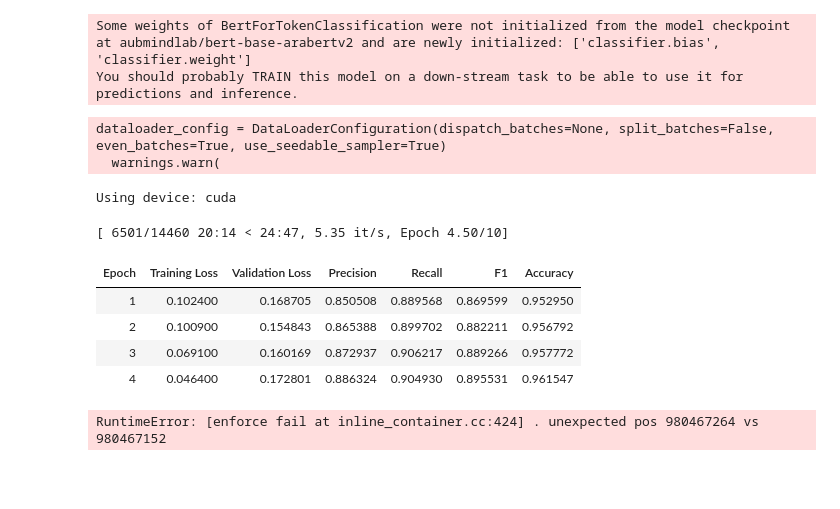
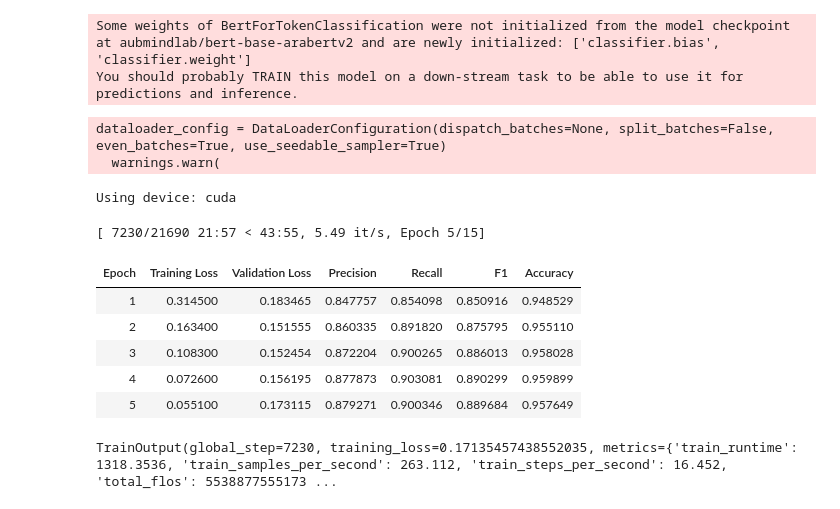
Before and after one commit to MostafaHakam98/ArabNER, a Jupyter notebook: WojoodNER.ipynb, the cells around one changed output. Drawn from its saved outputs; the diff is of its cells as text; code cells hidden in the pictures; blank space fills up the shorter version.

```diff
--- a/WojoodNER.ipynb
+++ b/WojoodNER.ipynb
@@ -274,40 +276,48 @@ def compute_metrics(eval_preds):
   "accuracy": results["overall_accuracy"],
   }
 # %%
+
+
 args = TrainingArguments(
     "Results",
-    evaluation_strategy = "epoch",
+    evaluation_strategy="epoch",
+    save_strategy="epoch",
     learning_rate=2e-5,
     per_device_train_batch_size=16,
     per_device_eval_batch_size=16,
-    num_train_epochs=10,
+    num_train_epochs=15,
     weight_decay=0.01,
-    report_to='none'
+    report_to="tensorboard",
+    load_best_model_at_end=True,
+    save_total_limit=5,
 )
 
 trainer = Trainer(
     model,
     args,
     train_dataset=tokenized_train_ds,
     eval_dataset=tokenized_valid_ds,
     data_collator=data_collator,
     tokenizer=tokenizer,
     compute_metrics=compute_metrics,
+    callbacks=[EarlyStoppingCallback(early_stopping_patience=3)]
 )
 
 device = torch.device("cuda" if torch.cuda.is_available() else "cpu")
 print("Using device:", device)
 model = model.to(device)
 torch.cuda.empty_cache()
+
 trainer.train()
 # %% [output]
 dataloader_config = DataLoaderConfiguration(dispatch_batches=None, split_batches=False, even_batches=True, use_seedable_sampler=True)
   warnings.warn(
 Using device: cuda
-[ 6501/14460 20:14 < 24:47, 5.35 it/s, Epoch 4.50/10]
+[ 7230/21690 21:57 < 43:55, 5.49 it/s, Epoch 5/15]
 | Epoch | Training Loss | Validation Loss | Precision | Recall | F1 | Accuracy |
-| 1 | 0.102400 | 0.168705 | 0.850508 | 0.889568 | 0.869599 | 0.952950 |
-| 2 | 0.100900 | 0.154843 | 0.865388 | 0.899702 | 0.882211 | 0.956792 |
-| 3 | 0.069100 | 0.160169 | 0.872937 | 0.906217 | 0.889266 | 0.957772 |
-| 4 | 0.046400 | 0.172801 | 0.886324 | 0.904930 | 0.895531 | 0.961547 |
+| 1 | 0.314500 | 0.183465 | 0.847757 | 0.854098 | 0.850916 | 0.948529 |
+| 2 | 0.163400 | 0.151555 | 0.860335 | 0.891820 | 0.875795 | 0.955110 |
+| 3 | 0.108300 | 0.152454 | 0.872204 | 0.900265 | 0.886013 | 0.958028 |
+| 4 | 0.072600 | 0.156195 | 0.877873 | 0.903081 | 0.890299 | 0.959899 |
+| 5 | 0.055100 | 0.173115 | 0.879271 | 0.900346 | 0.889684 | 0.957649 |
-RuntimeError: [enforce fail at inline_container.cc:424] . unexpected pos 980467264 vs 980467152
+TrainOutput(global_step=7230, training_loss=0.17135457438552035, metrics={'train_runtime': 1318.3536, 'train_samples_per_second': 263.112, 'train_steps_per_second': 16.452, 'total_flos': 5538877555173 ...
```
Also changed, not shown: parts of 4 cells of this notebook.
